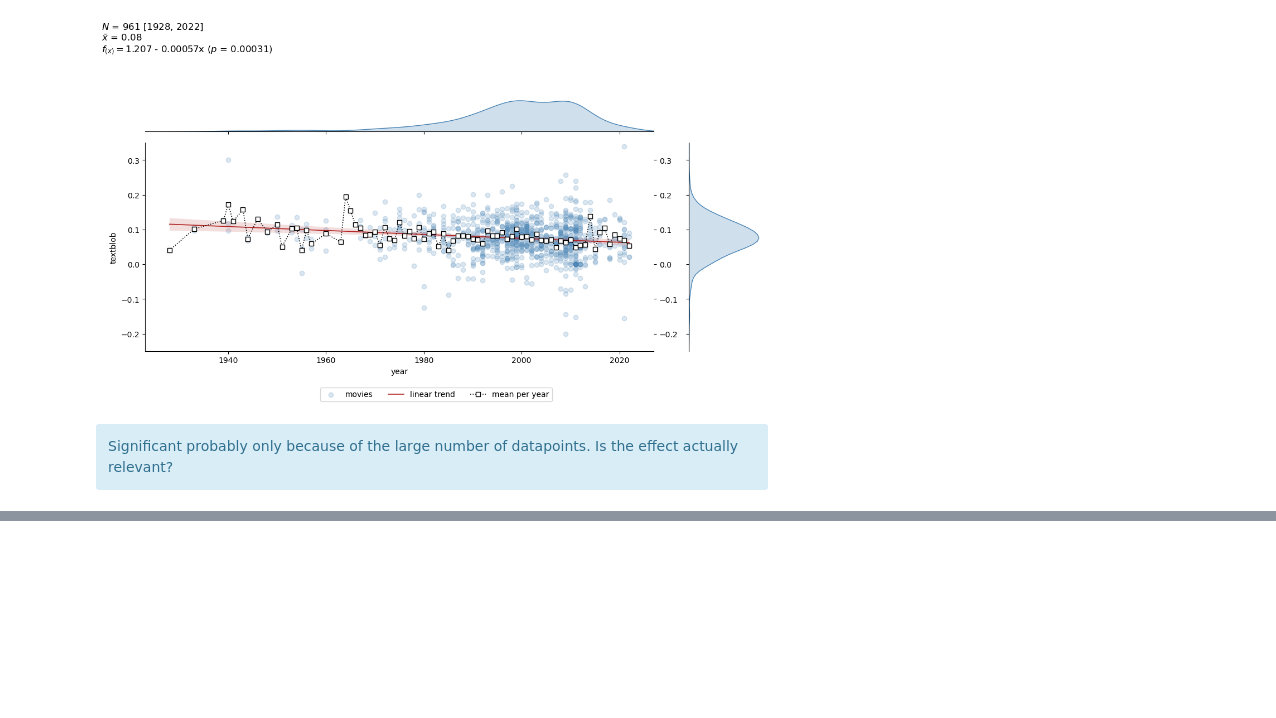
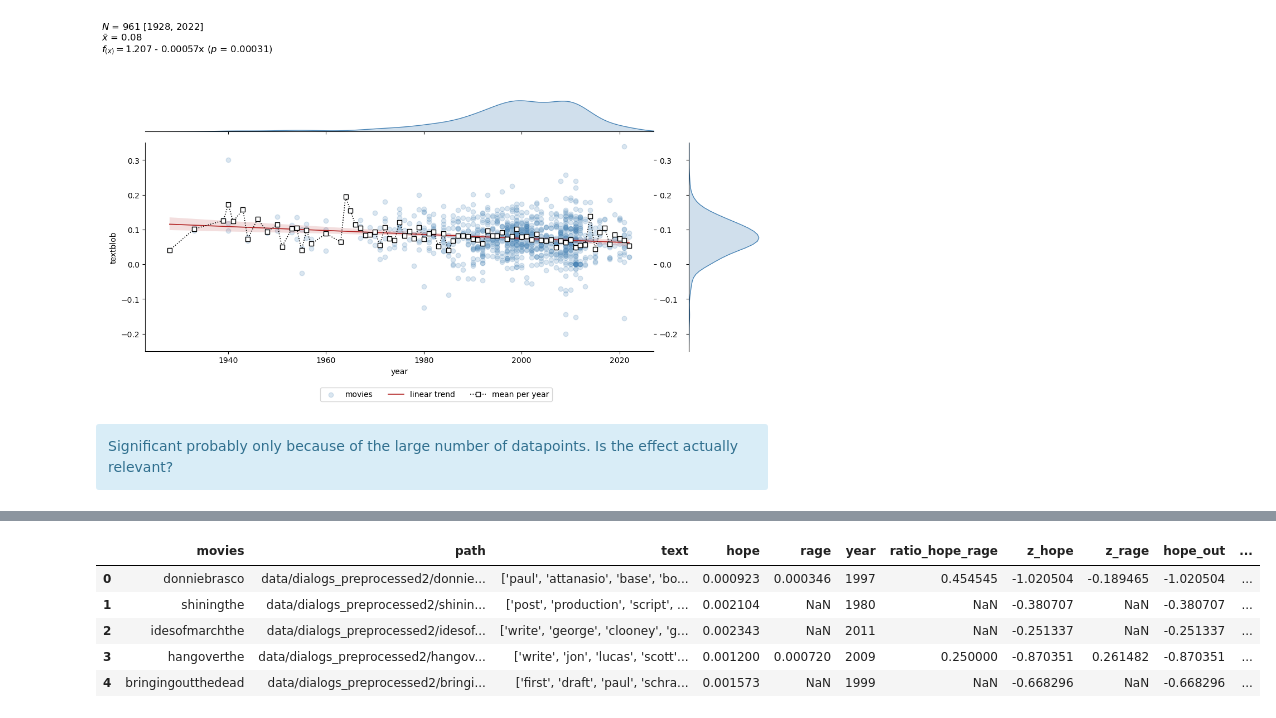
Before and after one commit to dominikpegler/computational-social-sciences, a Jupyter notebook: assignments/Assignment 4 - Socioeconomic analysis.ipynb, the cells around one changed output, grey strips where cells are left out. Cells and saved outputs as stored; diff of their text form; code cells hidden in the pictures; blank space fills up the shorter version.

Commit message:
added socioeconomic data

```diff
--- a/assignments/Assignment 4 - Socioeconomic analysis.ipynb
+++ b/assignments/Assignment 4 - Socioeconomic analysis.ipynb
@@ -250,0 +250,10 @@ g.fig.tight_layout()
+# %%
+df = pd.read_csv("data/2.1_output_frequencies_zscore.csv")
+df.head()
+# %% [output]
+|  | movies | path | text | hope | rage | year | ratio_hope_rage | z_hope | z_rage | hope_out | ... |
+| 0 | donniebrasco | data/dialogs_preprocessed2/donnie... | ['paul', 'attanasio', 'base', 'bo... | 0.000923 | 0.000346 | 1997 | 0.454545 | -1.020504 | -0.189465 | -1.020504 | ... |
+| 1 | shiningthe | data/dialogs_preprocessed2/shinin... | ['post', 'production', 'script', ... | 0.002104 | NaN | 1980 | NaN | -0.380707 | NaN | -0.380707 | ... |
+| 2 | idesofmarchthe | data/dialogs_preprocessed2/idesof... | ['write', 'george', 'clooney', 'g... | 0.002343 | NaN | 2011 | NaN | -0.251337 | NaN | -0.251337 | ... |
+| 3 | hangoverthe | data/dialogs_preprocessed2/hangov... | ['write', 'jon', 'lucas', 'scott'... | 0.001200 | 0.000720 | 2009 | 0.250000 | -0.870351 | 0.261482 | -0.870351 | ... |
+| 4 | bringingoutthedead | data/dialogs_preprocessed2/bringi... | ['first', 'draft', 'paul', 'schra... | 0.001573 | NaN | 1999 | NaN | -0.668296 | NaN | -0.668296 | ... |
```
Also changed, not shown: parts of 30 cells of this notebook, 1 other file.
